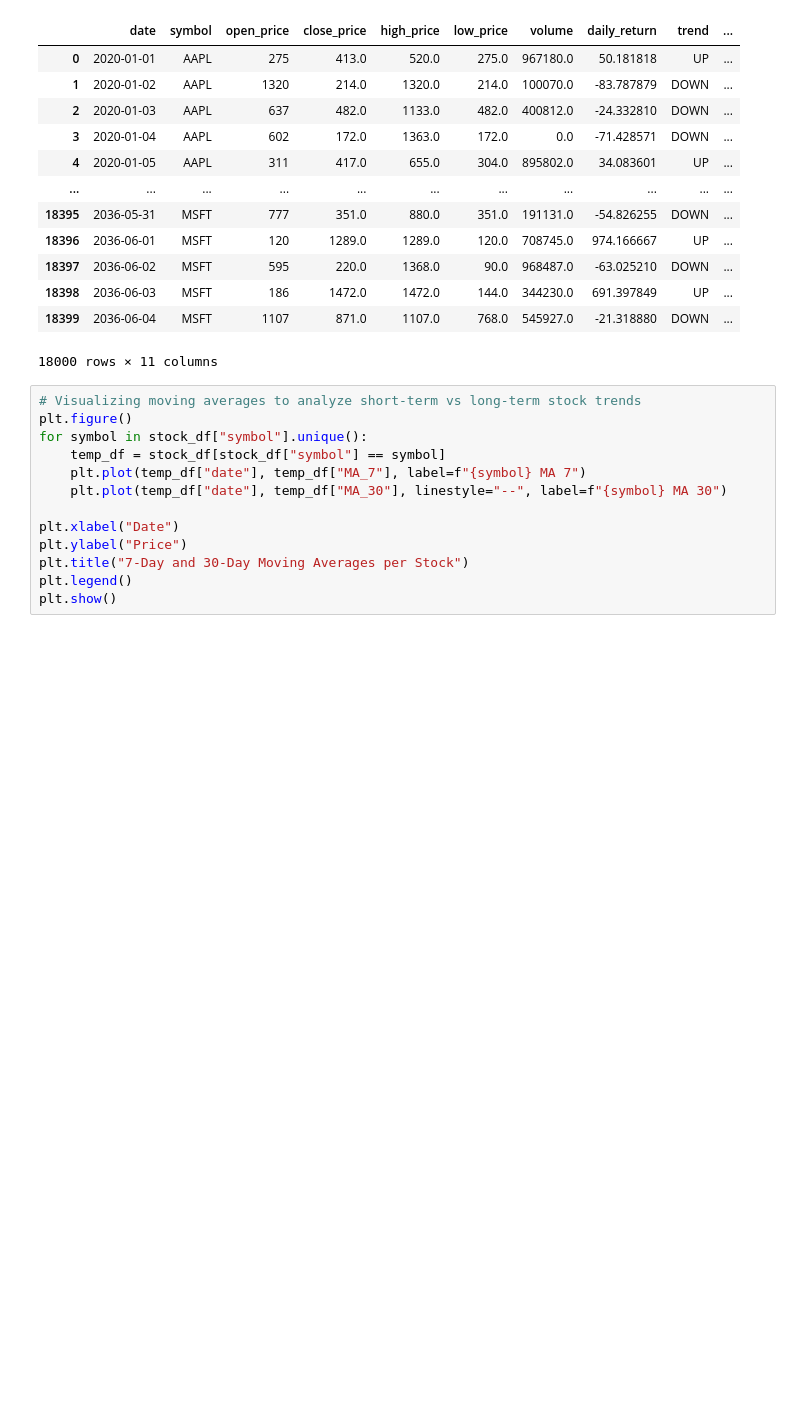
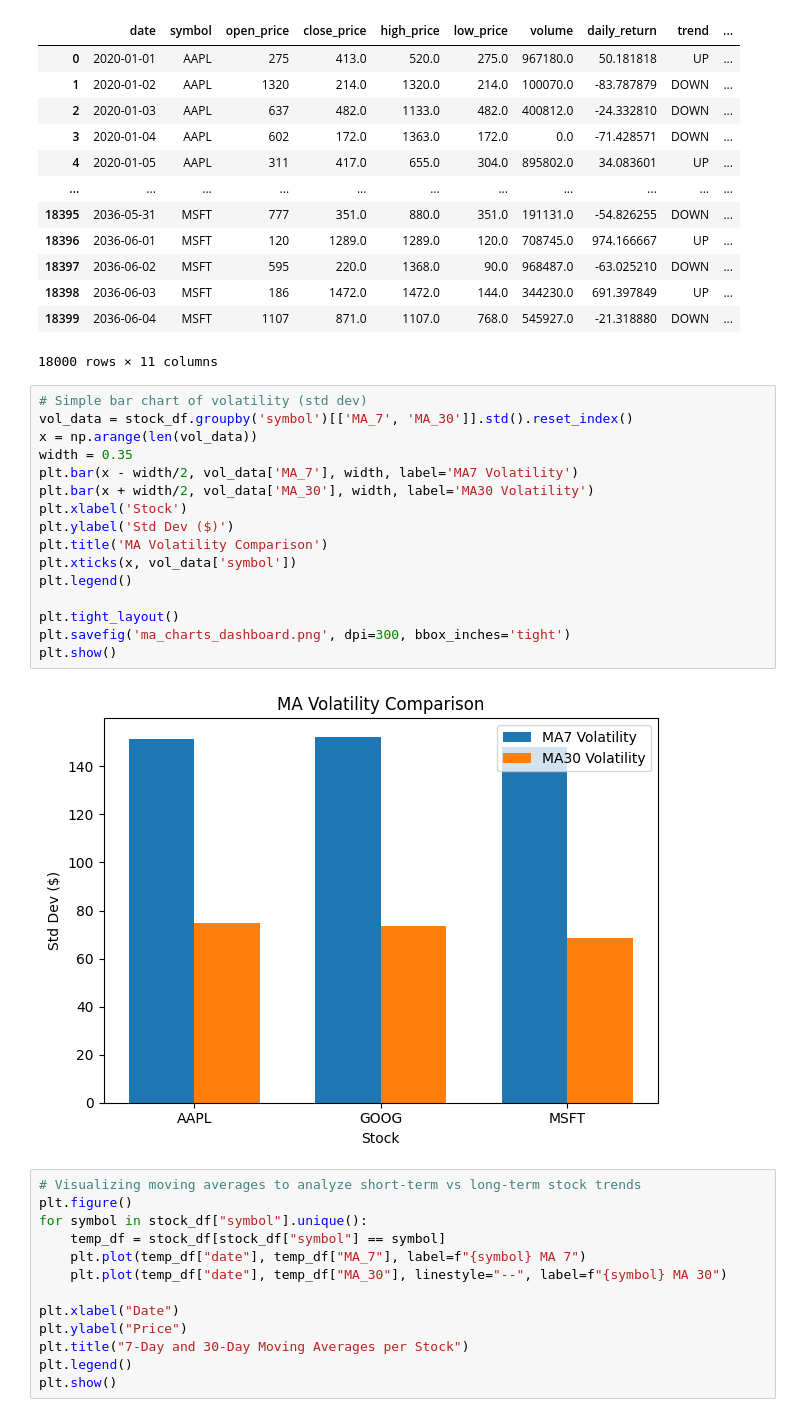
Before and after one commit to SaiSree2004/Saisree_Stock_Analysis_P1, a Jupyter notebook: P1_Stock Analysis.ipynb, the cells around one changed output. Saved outputs shown, nothing was run; the diff lists cells and outputs as text; blank space fills up the shorter version.

```diff
--- a/P1_Stock Analysis.ipynb
+++ b/P1_Stock Analysis.ipynb
@@ -331,6 +342,24 @@ stock_df
 | 18398 | 2036-06-03 | MSFT | 186 | 1472.0 | 1472.0 | 144.0 | 344230.0 | 691.397849 | UP | ... |
 | 18399 | 2036-06-04 | MSFT | 1107 | 871.0 | 1107.0 | 768.0 | 545927.0 | -21.318880 | DOWN | ... |
 18000 rows × 11 columns
+# %%
+# Simple bar chart of volatility (std dev)
+vol_data = stock_df.groupby('symbol')[['MA_7', 'MA_30']].std().reset_index()
+x = np.arange(len(vol_data))
+width = 0.35
+plt.bar(x - width/2, vol_data['MA_7'], width, label='MA7 Volatility')
+plt.bar(x + width/2, vol_data['MA_30'], width, label='MA30 Volatility')
+plt.xlabel('Stock')
+plt.ylabel('Std Dev ($)')
+plt.title('MA Volatility Comparison')
+plt.xticks(x, vol_data['symbol'])
+plt.legend()
+
+plt.tight_layout()
+plt.savefig('ma_charts_dashboard.png', dpi=300, bbox_inches='tight')
+plt.show()
+# %% [output]
+[figure, added]
 # %%
 # Visualizing moving averages to analyze short-term vs long-term stock trends
 plt.figure()
```
Also changed, not shown: parts of 1 cell of this notebook.
